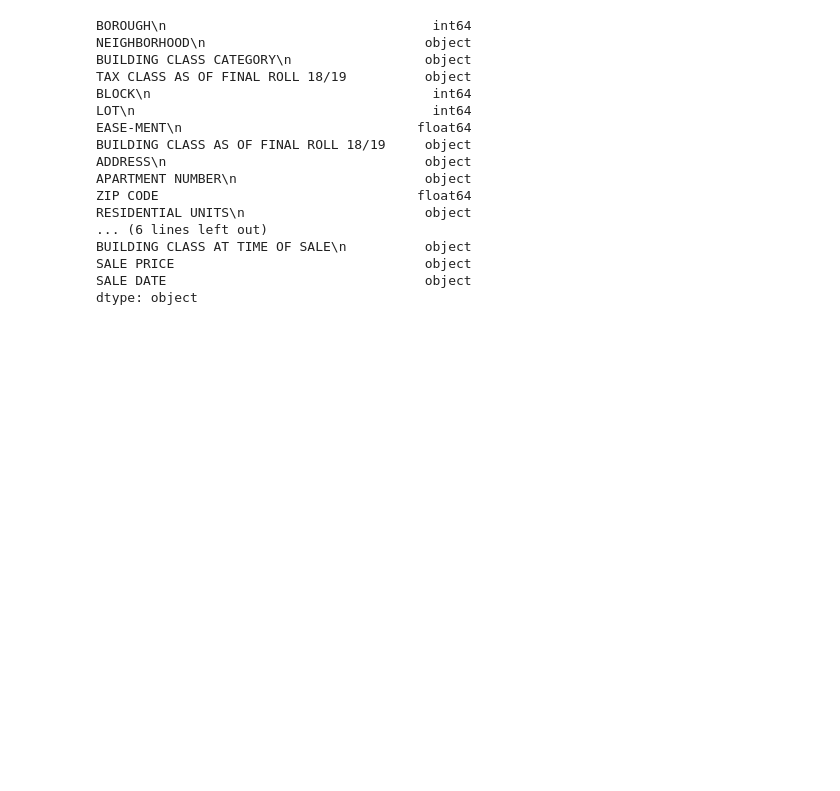
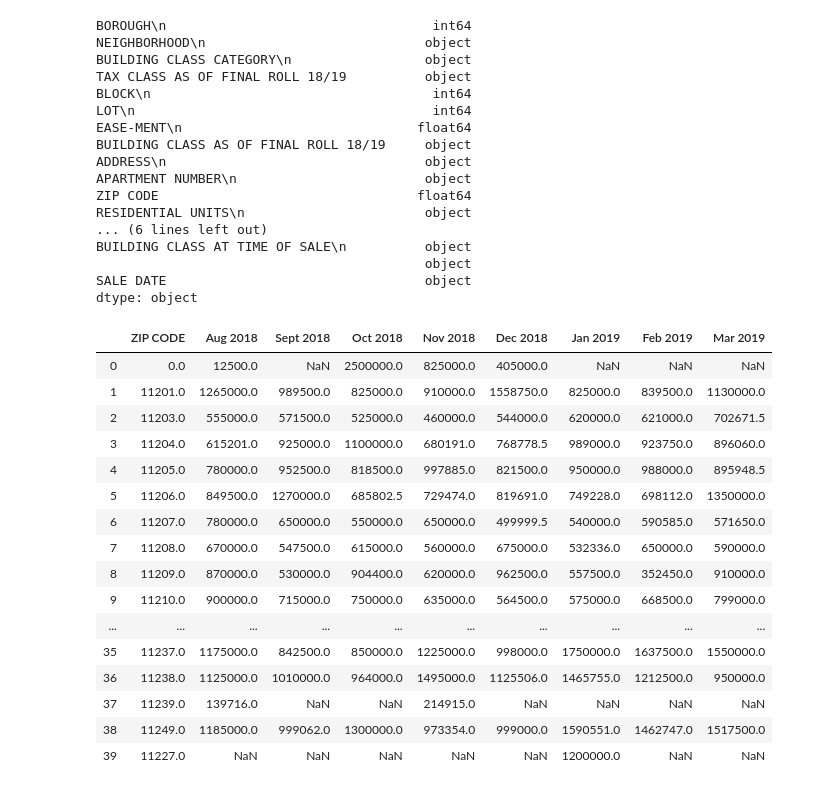
Before and after one commit to nate1mace/TheSuperGroup, a Jupyter notebook: Rolling Sales Analysis.ipynb, the cells around one changed output. Cells and saved outputs as stored; diff of their text form; code cells hidden in the pictures; blank space fills up the shorter version.

```diff
--- a/Rolling Sales Analysis.ipynb
+++ b/Rolling Sales Analysis.ipynb
@@ -2,6 +2,8 @@
 import pandas as pd
 import numpy as np
 import matplotlib.pyplot as plt
+import scipy.stats as stats
+
 
 #this is a function online for zipcode generation (it can also give us median household income but it's unclear when it has been last updated)
 from uszipcode import SearchEngine
@@ -18,8 +20,8 @@ source2 = 'Rolling Sales NYC/rollingsales_brooklyn_2019.csv'
 df_2018 = pd.read_csv(source1)
 df_2019= pd.read_csv(source2)
 
-df_2018 = df_2018.rename(columns={"SALE PRICE\n": "SALE PRICE", "SALE DATE\n": "SALE DATE", "ZIP CODE\n" : "ZIP CODE"})
-df_2019 = df_2019.rename(columns={" SALE PRICE ": "SALE PRICE"})
+df_2018 = df_2018.rename(columns={"SALE PRICE\n": "", "SALE DATE\n": "SALE DATE", "ZIP CODE\n" : "ZIP CODE"})
+df_2019 = df_2019.rename(columns={" SALE PRICE ": ""})
 
 df_2018.dtypes
 # %% [output]
@@ -37,7 +39,7 @@ ZIP CODE                                 float64
 RESIDENTIAL UNITS\n                       object
 ... (6 lines left out)
 BUILDING CLASS AT TIME OF SALE\n          object
-SALE PRICE                                object
+                                          object
 SALE DATE                                 object
 dtype: object
 # %%
@@ -80,10 +85,31 @@ df_mar_allzips = df_mar.groupby("ZIP CODE").agg({"SALE PRICE" : "median"}).reset
 # %%
-dates = [' Sept 2018',' Oct 2018',' Nov 2018',' Dec 2018',' Jan 2019',' Feb 2019',' Mar 2019', '']
+dates = [' Aug 2018', ' Sept 2018',' Oct 2018',' Nov 2018',' Dec 2018',' Jan 2019',' Feb 2019',' Mar 2019', '']
 
-df_all_months = pd.merge(df_sept_allzips,df_oct_allzips, on = 'ZIP CODE',how = 'outer', suffixes = (dates[0],dates[1]))
+df_all_months = pd.merge(df_aug_allzips,df_sept_allzips, on = 'ZIP CODE',how = 'outer', suffixes = (dates[0],dates[1]))
+df_all_months = pd.merge(df_all_months,df_oct_allzips, on = 'ZIP CODE',how = 'outer', suffixes = (dates[0],dates[1]))
 df_all_months = pd.merge(df_all_months,df_nov_allzips, on = 'ZIP CODE',how = 'outer', suffixes = (dates[2],dates[3]))
 df_all_months = pd.merge(df_all_months,df_dec_allzips, on = 'ZIP CODE',how = 'outer', suffixes = (dates[2],dates[3]))
 df_all_months = pd.merge(df_all_months,df_jan_allzips, on = 'ZIP CODE',how = 'outer', suffixes = (dates[4],dates[5]))
 df_all_months = pd.merge(df_all_months,df_feb_allzips, on = 'ZIP CODE',how = 'outer', suffixes = (dates[4],dates[5]))
 df_all_months = pd.merge(df_all_months,df_mar_allzips, on = 'ZIP CODE',how = 'outer', suffixes = (dates[6],dates[7]))
+
+df_all_months
+# %% [output]
+|  | ZIP CODE | Aug 2018 | Sept 2018 | Oct 2018 | Nov 2018 | Dec 2018 | Jan 2019 | Feb 2019 | Mar 2019 |
+| 0 | 0.0 | 12500.0 | NaN | 2500000.0 | 825000.0 | 405000.0 | NaN | NaN | NaN |
+| 1 | 11201.0 | 1265000.0 | 989500.0 | 825000.0 | 910000.0 | 1558750.0 | 825000.0 | 839500.0 | 1130000.0 |
+| 2 | 11203.0 | 555000.0 | 571500.0 | 525000.0 | 460000.0 | 544000.0 | 620000.0 | 621000.0 | 702671.5 |
+| 3 | 11204.0 | 615201.0 | 925000.0 | 1100000.0 | 680191.0 | 768778.5 | 989000.0 | 923750.0 | 896060.0 |
+| 4 | 11205.0 | 780000.0 | 952500.0 | 818500.0 | 997885.0 | 821500.0 | 950000.0 | 988000.0 | 895948.5 |
+| 5 | 11206.0 | 849500.0 | 1270000.0 | 685802.5 | 729474.0 | 819691.0 | 749228.0 | 698112.0 | 1350000.0 |
+| 6 | 11207.0 | 780000.0 | 650000.0 | 550000.0 | 650000.0 | 499999.5 | 540000.0 | 590585.0 | 571650.0 |
+| 7 | 11208.0 | 670000.0 | 547500.0 | 615000.0 | 560000.0 | 675000.0 | 532336.0 | 650000.0 | 590000.0 |
+| 8 | 11209.0 | 870000.0 | 530000.0 | 904400.0 | 620000.0 | 962500.0 | 557500.0 | 352450.0 | 910000.0 |
+| 9 | 11210.0 | 900000.0 | 715000.0 | 750000.0 | 635000.0 | 564500.0 | 575000.0 | 668500.0 | 799000.0 |
+| ... | ... | ... | ... | ... | ... | ... | ... | ... | ... |
+| 35 | 11237.0 | 1175000.0 | 842500.0 | 850000.0 | 1225000.0 | 998000.0 | 1750000.0 | 1637500.0 | 1550000.0 |
+| 36 | 11238.0 | 1125000.0 | 1010000.0 | 964000.0 | 1495000.0 | 1125506.0 | 1465755.0 | 1212500.0 | 950000.0 |
+| 37 | 11239.0 | 139716.0 | NaN | NaN | 214915.0 | NaN | NaN | NaN | NaN |
+| 38 | 11249.0 | 1185000.0 | 999062.0 | 1300000.0 | 973354.0 | 999000.0 | 1590551.0 | 1462747.0 | 1517500.0 |
+| 39 | 11227.0 | NaN | NaN | NaN | NaN | NaN | 1200000.0 | NaN | NaN |
 # %%
```
Also changed, not shown: parts of 12 cells of this notebook, 1 other file.
